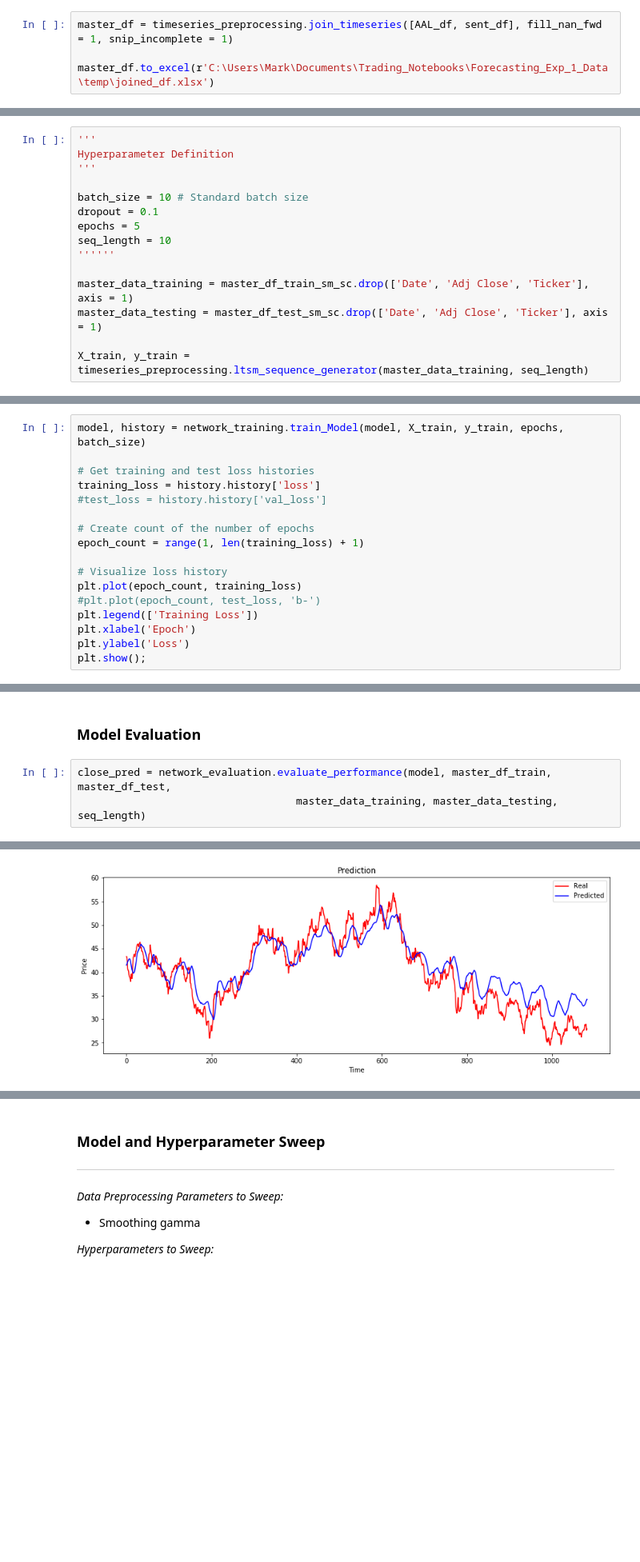
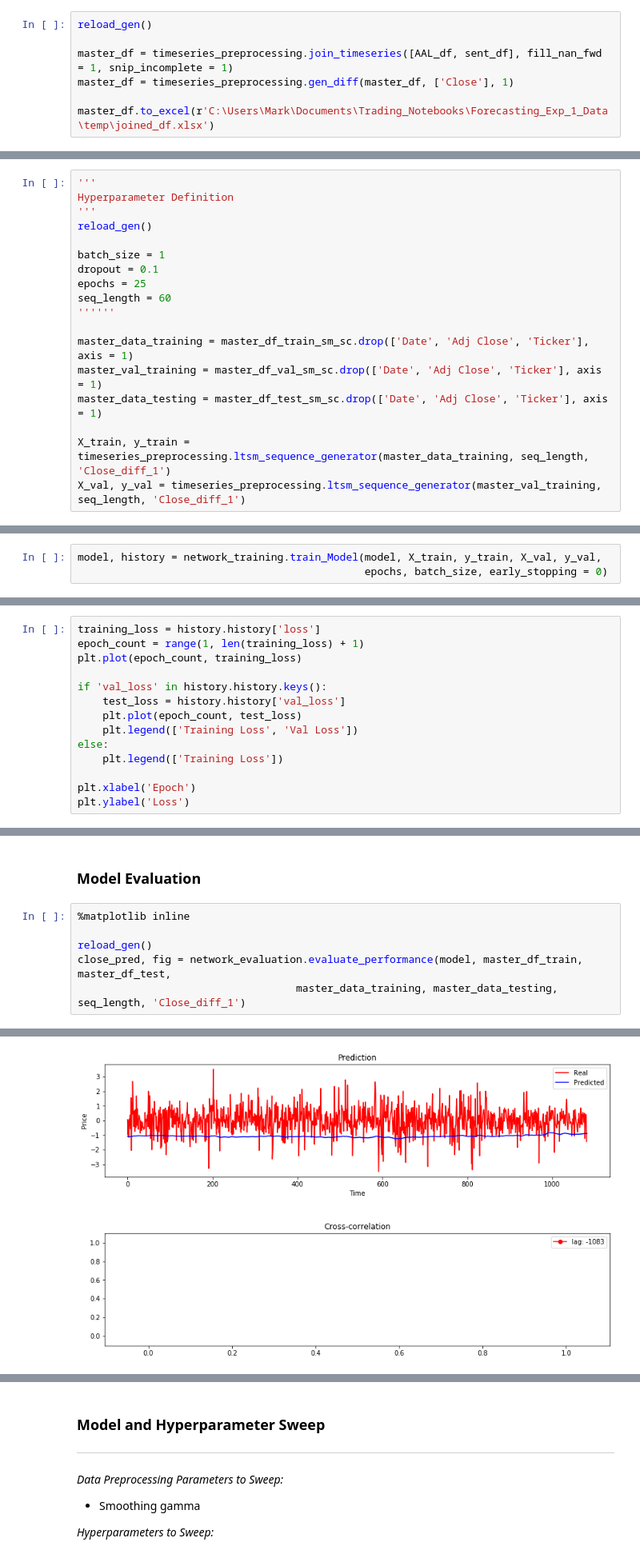
Before and after one commit to jmclark/Trading_Notebooks, a Jupyter notebook: Forecasting_Exp_1.ipynb, the cells around one changed output, grey strips where cells are left out. Shown: that part at 80% size. Saved outputs shown, nothing was run; the diff lists cells and outputs as text; blank space fills up the shorter version.

```diff
--- a/Forecasting_Exp_1.ipynb
+++ b/Forecasting_Exp_1.ipynb
@@ -129,7 +131,10 @@ Index(['Date', 'Bullish', 'Neutral', 'Bearish', 'Total',
 # %% [markdown]
 ### Join DataFrames
 # %%
+reload_gen()
+
 master_df = timeseries_preprocessing.join_timeseries([AAL_df, sent_df], fill_nan_fwd = 1, snip_incomplete = 1)
+master_df = timeseries_preprocessing.gen_diff(master_df, ['Close'], 1)
 
 master_df.to_excel(r'C:\Users\Mark\Documents\Trading_Notebooks\Forecasting_Exp_1_Data\temp\joined_df.xlsx')
 # %% [markdown]
@@ -222,17 +265,20 @@ axs[2].legend(['Bullish', 'Bearish'])
 '''
 Hyperparameter Definition
 '''
+reload_gen()
 
-batch_size = 10 # Standard batch size
+batch_size = 1
 dropout = 0.1
-epochs = 5
-seq_length = 10
+epochs = 25
+seq_length = 60
 ''''''
 
 master_data_training = master_df_train_sm_sc.drop(['Date', 'Adj Close', 'Ticker'], axis = 1)
+master_val_training = master_df_val_sm_sc.drop(['Date', 'Adj Close', 'Ticker'], axis = 1)
 master_data_testing = master_df_test_sm_sc.drop(['Date', 'Adj Close', 'Ticker'], axis = 1)
 
-X_train, y_train = timeseries_preprocessing.ltsm_sequence_generator(master_data_training, seq_length)
+X_train, y_train = timeseries_preprocessing.ltsm_sequence_generator(master_data_training, seq_length, 'Close_diff_1')
+X_val, y_val = timeseries_preprocessing.ltsm_sequence_generator(master_val_training, seq_length, 'Close_diff_1')
 # %% [markdown]
 ### Model Building
 # %%
@@ -260,3 +307,6 @@ Non-trainable params: 0
 _________________________________________________________________
 # %% [markdown]
 ### Model Training
+# %%
+model, history = network_training.train_Model(model, X_train, y_train, X_val, y_val,
+                                              epochs, batch_size, early_stopping = 0)
@@ -263,18 +316,15 @@ _________________________________________________________________
 # %%
-model, history = network_training.train_Model(model, X_train, y_train, epochs, batch_size)
+training_loss = history.history['loss']
+epoch_count = range(1, len(training_loss) + 1)
+plt.plot(epoch_count, training_loss)
 
-# Get training and test loss histories
-training_loss = history.history['loss']
-#test_loss = history.history['val_loss']
+if 'val_loss' in history.history.keys():
+    test_loss = history.history['val_loss']
+    plt.plot(epoch_count, test_loss)
+    plt.legend(['Training Loss', 'Val Loss'])
+else:
+    plt.legend(['Training Loss'])
 
-# Create count of the number of epochs
-epoch_count = range(1, len(training_loss) + 1)
-
-# Visualize loss history
-plt.plot(epoch_count, training_loss)
-#plt.plot(epoch_count, test_loss, 'b-')
-plt.legend(['Training Loss'])
 plt.xlabel('Epoch')
 plt.ylabel('Loss')
-plt.show();
 # %% [output]
@@ -306,6 +341,9 @@ INFO:tensorflow:Assets written to: C:\Users\Mark\Documents\Trading_Documentation
 # %% [markdown]
 ### Model Evaluation
 # %%
-close_pred = network_evaluation.evaluate_performance(model, master_df_train, master_df_test,
-                                   master_data_training, master_data_testing, seq_length)
+%matplotlib inline
+
+reload_gen()
+close_pred, fig = network_evaluation.evaluate_performance(model, master_df_train, master_df_test,
+                                   master_data_training, master_data_testing, seq_length, 'Close_diff_1')
 # %% [output]
@@ -312,4 +354,4 @@ close_pred = network_evaluation.evaluate_performance(model, master_df_train, mas
-[figure, old version]
+[figure, new version]
 # %%
 %matplotlib nbagg
 
```
Also changed, not shown: parts of 11 cells of this notebook, 6 other files.
